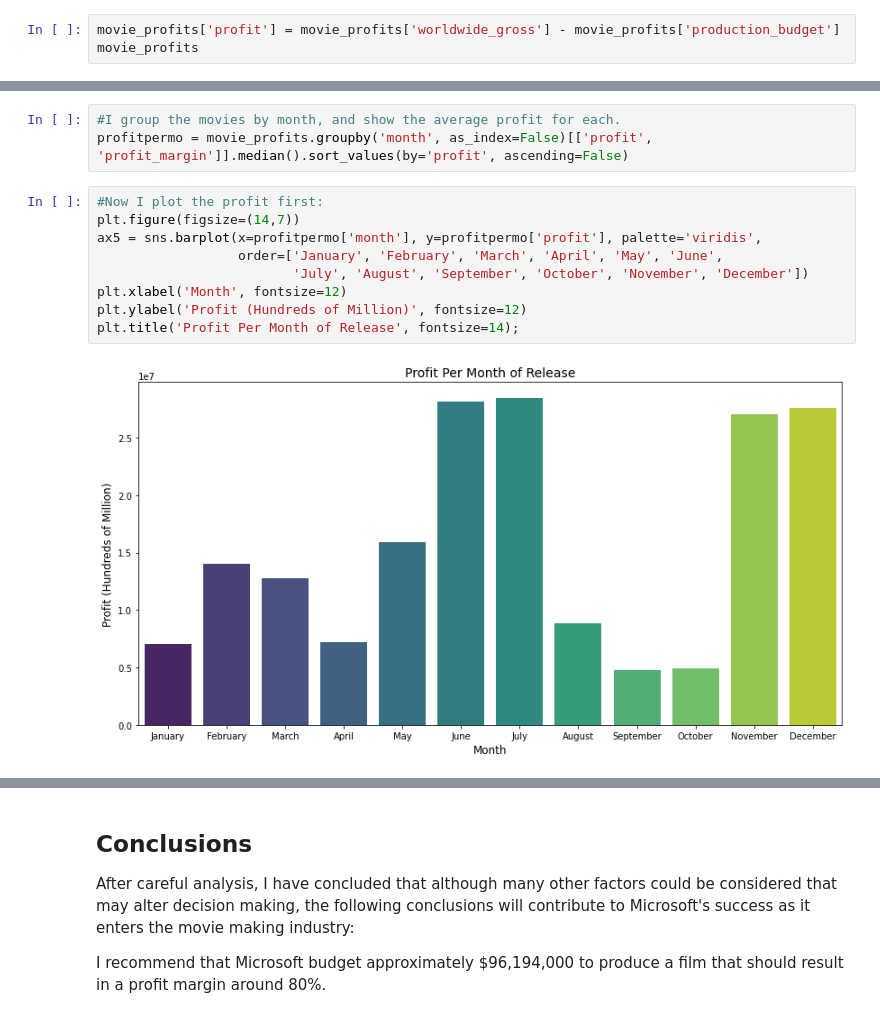
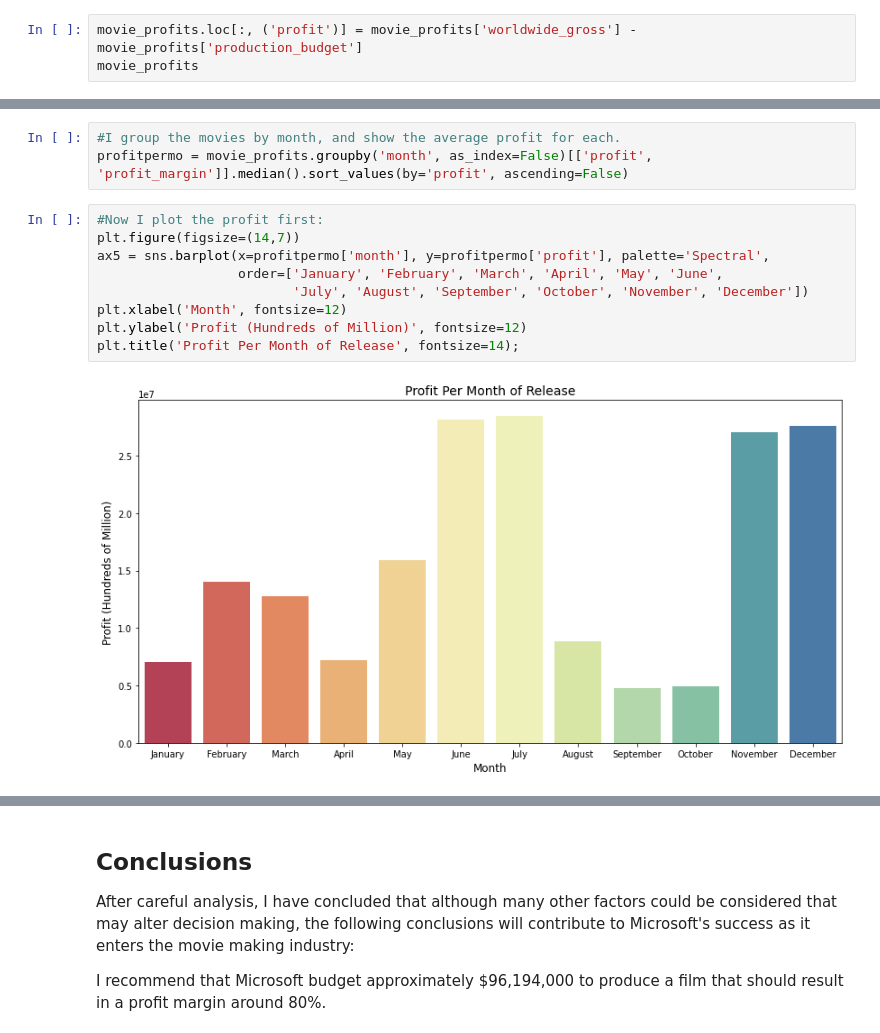
Before and after one commit to samtuleen/Phase1-Microsoft-Movie-Analysis-Project, a Jupyter notebook: Microsoft-Movie-Analysis.ipynb, the cells around one changed output, grey strips where cells are left out. Drawn from its saved outputs; the diff is of its cells as text.

```diff
--- a/Microsoft-Movie-Analysis.ipynb
+++ b/Microsoft-Movie-Analysis.ipynb
@@ -136,7 +142,7 @@ movie_profits
 # %% [markdown]
 Next, I'll create and add a new column by calculating the profit of each film and defining it as profits.
 # %%
-movie_profits['profit'] = movie_profits['worldwide_gross'] - movie_profits['production_budget']
+movie_profits.loc[:, ('profit')] = movie_profits['worldwide_gross'] - movie_profits['production_budget']
 movie_profits
 # %% [output]
 A value is trying to be set on a copy of a slice from a DataFrame.
@@ -378,14 +389,14 @@ profitpermo = movie_profits.groupby('month', as_index=False)[['profit', 'profit_
 # %%
 #Now I plot the profit first:
 plt.figure(figsize=(14,7))
-ax5 = sns.barplot(x=profitpermo['month'], y=profitpermo['profit'], palette='viridis',
+ax5 = sns.barplot(x=profitpermo['month'], y=profitpermo['profit'], palette='Spectral',
                   order=['January', 'February', 'March', 'April', 'May', 'June',
                          'July', 'August', 'September', 'October', 'November', 'December'])
 plt.xlabel('Month', fontsize=12)
 plt.ylabel('Profit (Hundreds of Million)', fontsize=12)
 plt.title('Profit Per Month of Release', fontsize=14);
 # %% [output]
-[figure, old version]
+[figure, new version]
 # %%
 #And the profit margins
 plt.figure(figsize=(14,7))
```
Also changed, not shown: parts of 4 cells of this notebook, 1 other file.
